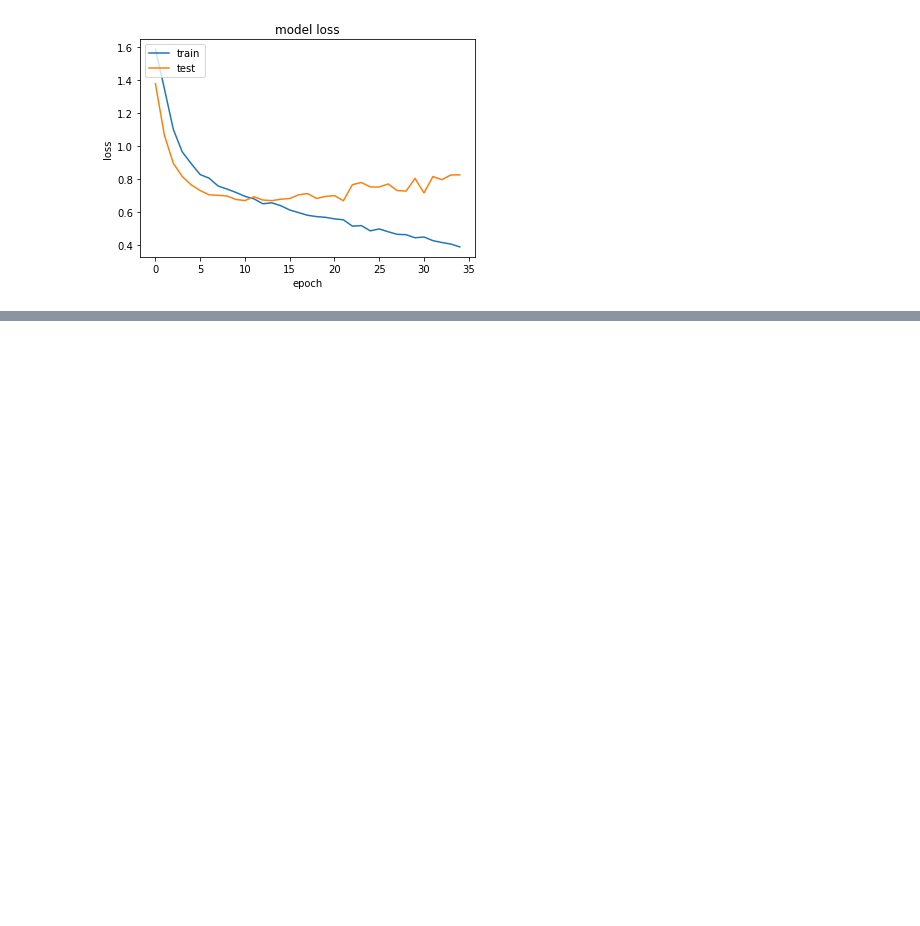
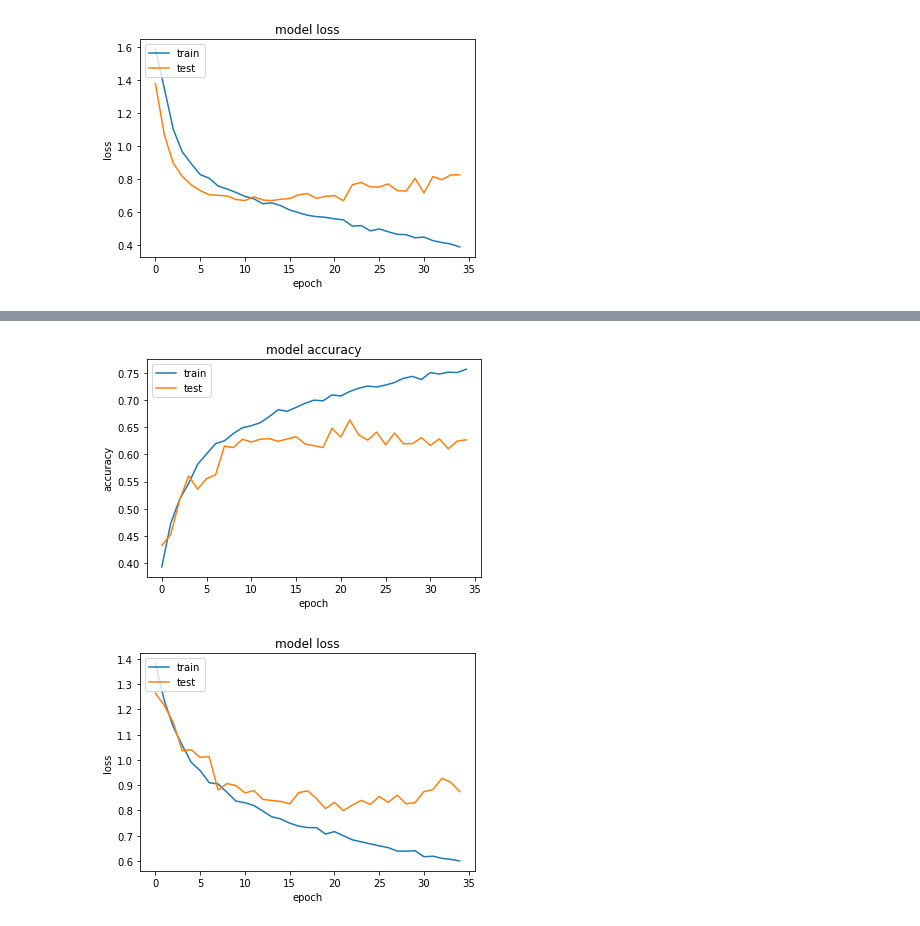
Before and after one commit to rjpg/bftensor, a Jupyter notebook: Autoencoder/src/CO2CaseStudy.ipynb, the cells around one changed output, grey strips where cells are left out. Saved outputs shown, nothing was run; the diff lists cells and outputs as text; code cells hidden in the pictures; blank space fills up the shorter version.

Commit message:
simple LSTM(Bidirectional) tested

```diff
--- a/Autoencoder/src/CO2CaseStudy.ipynb
+++ b/Autoencoder/src/CO2CaseStudy.ipynb
@@ -527,3 +533,10 @@ class LSTMNet:
 
         model=Model(inputNet,classificationLayer)
         return model
+# %%
+#use LSTM
+modelLSTM = LSTMNet.build(timeSteps=n_hours,variables=n_features,classes=len(levels))
+
+modelLSTM.compile(loss="categorical_crossentropy", optimizer=Adam(),metrics=["accuracy"])
+
+modelLSTM.summary()
@@ -529,0 +557,19 @@ class LSTMNet:
+# %%
+NB_EPOCH = 200
+# network and training
+BATCH_SIZE = 64
+VERBOSE = 1
+VALIDATION_SPLIT=0.2
+
+tbCallBack = TensorBoard(log_dir='./Graph', histogram_freq=0, write_graph=True, write_images=True)
+esCallBack = EarlyStopping(monitor='val_acc', min_delta=0, patience=12, verbose=0, mode='max')
+reduce_lr = ReduceLROnPlateau(monitor='val_acc', factor=0.2,patience=5, min_lr=0.001)
+
+
+
+#use X_train if CNN or train_X if LSTM
+
+history = modelLSTM.fit(train_X, train_Y,
+        batch_size=BATCH_SIZE, epochs=NB_EPOCH,
+        verbose=2, # 0 for no logging to stdout, 1 for progress bar logging, 2 for one log line per epoch.
+        validation_split=VALIDATION_SPLIT, callbacks=[tbCallBack,reduce_lr,esCallBack])
@@ -529,0 +594,20 @@ class LSTMNet:
+# %%
+# summarize history for accuracy
+plt.plot(history.history['acc'])
+plt.plot(history.history['val_acc'])
+plt.title('model accuracy')
+plt.ylabel('accuracy')
+plt.xlabel('epoch')
+plt.legend(['train', 'test'], loc='upper left')
+plt.show()
+# summarize history for loss
+plt.plot(history.history['loss'])
+plt.plot(history.history['val_loss'])
+plt.title('model loss')
+plt.ylabel('loss')
+plt.xlabel('epoch')
+plt.legend(['train', 'test'], loc='upper left')
+plt.show()
+# %% [output]
+[figure, added]
+[figure, added]
```
Also changed, not shown: parts of 4 cells of this notebook.
